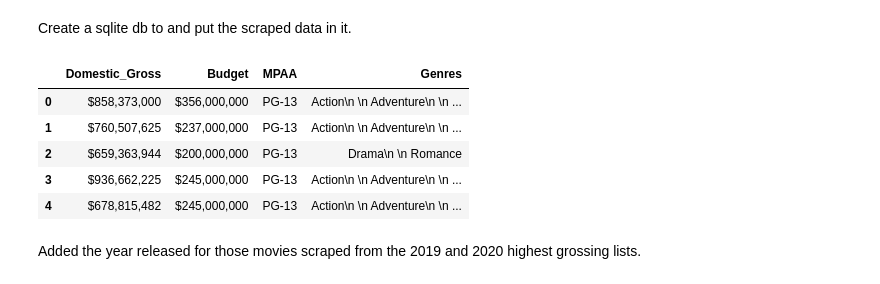
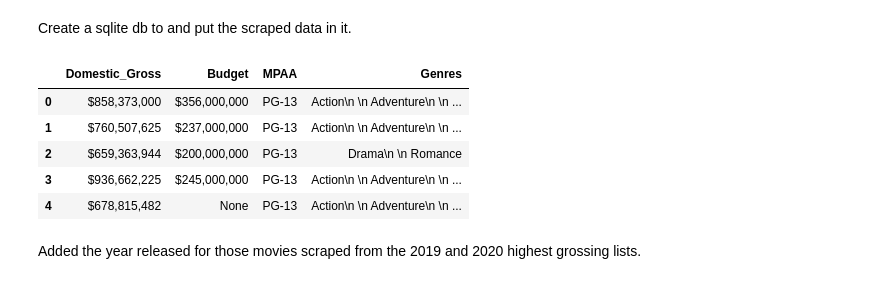
Before and after one commit to PauletteJ/Module01-Final-Project, a Jupyter notebook: index.ipynb, the cells around one changed output. Drawn from its saved outputs; the diff is of its cells as text; code cells hidden in the pictures.

```diff
--- a/index.ipynb
+++ b/index.ipynb
@@ -400,15 +429,15 @@ c = conn.cursor()
 # %%
-cnx = sqlite3.connect('scraped_data.db')
+cnx = sqlite3.connect('scraped_data2.db')
 
-df_imported = pd.read_sql_query("SELECT * FROM scraped_data", cnx)
+df_imported = pd.read_sql_query("SELECT * FROM scraped_data2", cnx)
 df_imported.head()
 # %% [output]
 |  | Domestic_Gross | Budget | MPAA | Genres |
 | 0 | $858,373,000 | $356,000,000 | PG-13 | Action\n \n Adventure\n \n ... |
 | 1 | $760,507,625 | $237,000,000 | PG-13 | Action\n \n Adventure\n \n ... |
 | 2 | $659,363,944 | $200,000,000 | PG-13 | Drama\n \n Romance |
 | 3 | $936,662,225 | $245,000,000 | PG-13 | Action\n \n Adventure\n \n ... |
-| 4 | $678,815,482 | $245,000,000 | PG-13 | Action\n \n Adventure\n \n ... |
+| 4 | $678,815,482 | None | PG-13 | Action\n \n Adventure\n \n ... |
 # %% [markdown]
 Added the year released for those movies scraped from the 2019 and 2020 highest grossing lists.
 # %%
```
Also changed, not shown: parts of 16 cells of this notebook, 2 other files.
